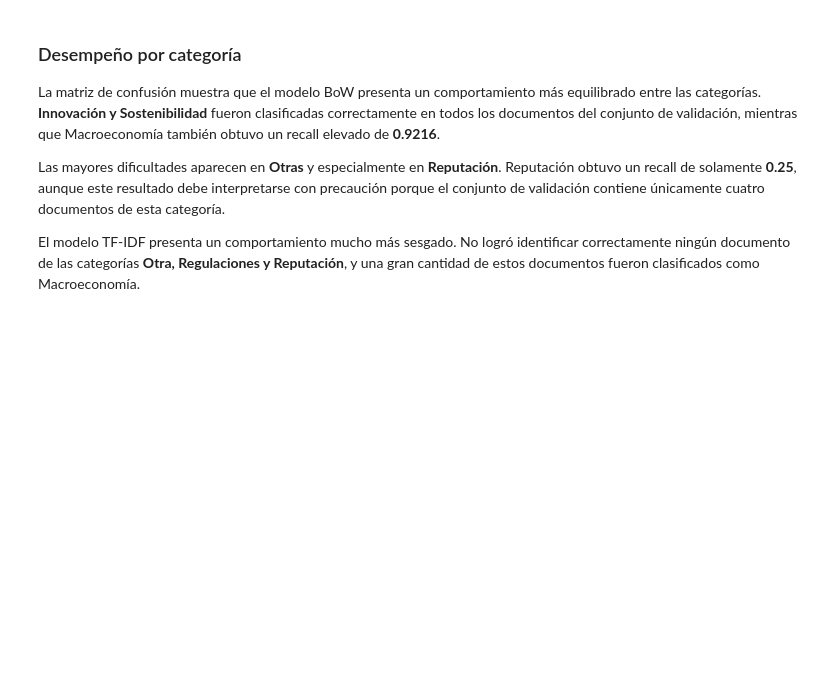
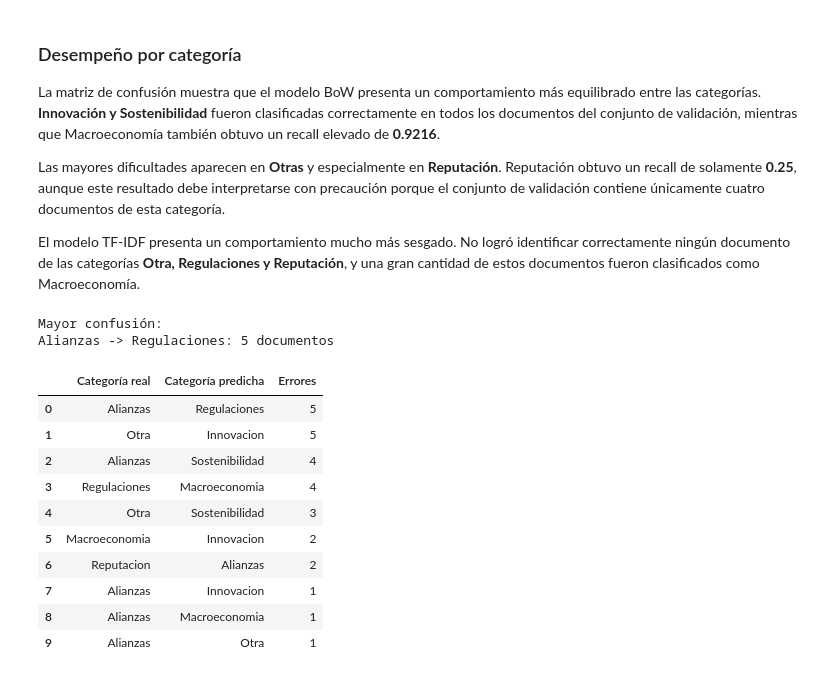
Before and after one commit to Cynthiss/NLP, a Jupyter notebook: Lab_3/Lab_3.ipynb, the cells around one changed output. Saved outputs shown, nothing was run; the diff lists cells and outputs as text; code cells hidden in the pictures; blank space fills up the shorter version.

```diff
--- a/Lab_3/Lab_3.ipynb
+++ b/Lab_3/Lab_3.ipynb
@@ -2053,3 +2053,71 @@ La matriz de confusión muestra que el modelo BoW presenta un comportamiento má
 Las mayores dificultades aparecen en **Otras** y especialmente en **Reputación**. Reputación obtuvo un recall de solamente **0.25**, aunque este resultado debe interpretarse con precaución porque el conjunto de validación contiene únicamente cuatro documentos de esta categoría.
 
 El modelo TF-IDF presenta un comportamiento mucho más sesgado. No logró identificar correctamente ningún documento de las categorías **Otra, Regulaciones y Reputación**, y una gran cantidad de estos documentos fueron clasificados como Macroeconomía.
+# %%
+
+# 4. Análisis de errores
+# 4.1 Categorías con mayor confusión
+
+
+# La matriz cm_bow ya contiene:
+# filas    = categoría real
+# columnas = categoría predicha
+
+# Copiamos la matriz para no modificar la original
+cm_bow_errores = cm_bow.copy()
+
+# Eliminamos los aciertos de la diagonal
+np.fill_diagonal(cm_bow_errores, 0)
+
+# Buscar la posición del mayor valor fuera de la diagonal
+i, j = np.unravel_index(
+    np.argmax(cm_bow_errores),
+    cm_bow_errores.shape
+)
+
+categoria_real_mayor_confusion = categorias_modelo[i]
+categoria_predicha_mayor_confusion = categorias_modelo[j]
+
+confusiones_mayor = cm_bow_errores[i, j]
+
+print("Mayor confusión:")
+print(
+    f"{categoria_real_mayor_confusion} -> "
+    f"{categoria_predicha_mayor_confusion}: "
+    f"{confusiones_mayor} documentos"
+)
+# %% [output]
+Mayor confusión:
+Alianzas -> Regulaciones: 5 documentos
+# %%
+# Obtener todas las confusiones fuera de la diagonal
+confusiones = []
+
+for i in range(len(categorias_modelo)):
+    for j in range(len(categorias_modelo)):
+        if i != j and cm_bow[i, j] > 0:
+            confusiones.append({
+                "Categoría real": categorias_modelo[i],
+                "Categoría predicha": categorias_modelo[j],
+                "Errores": cm_bow[i, j]
+            })
+
+df_confusiones = (
+    pd.DataFrame(confusiones)
+    .sort_values("Errores", ascending=False)
+    .reset_index(drop=True)
+)
+
+df_confusiones.head(10)
+# %% [output]
+|  | Categoría real | Categoría predicha | Errores |
+| 0 | Alianzas | Regulaciones | 5 |
+| 1 | Otra | Innovacion | 5 |
+| 2 | Alianzas | Sostenibilidad | 4 |
+| 3 | Regulaciones | Macroeconomia | 4 |
+| 4 | Otra | Sostenibilidad | 3 |
+| 5 | Macroeconomia | Innovacion | 2 |
+| 6 | Reputacion | Alianzas | 2 |
+| 7 | Alianzas | Innovacion | 1 |
+| 8 | Alianzas | Macroeconomia | 1 |
+| 9 | Alianzas | Otra | 1 |
```
Also changed, not shown: parts of 8 cells of this notebook.
